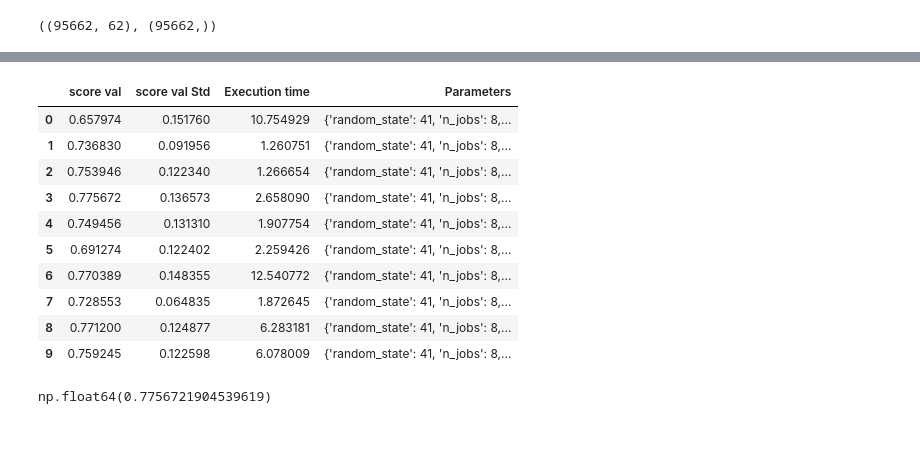
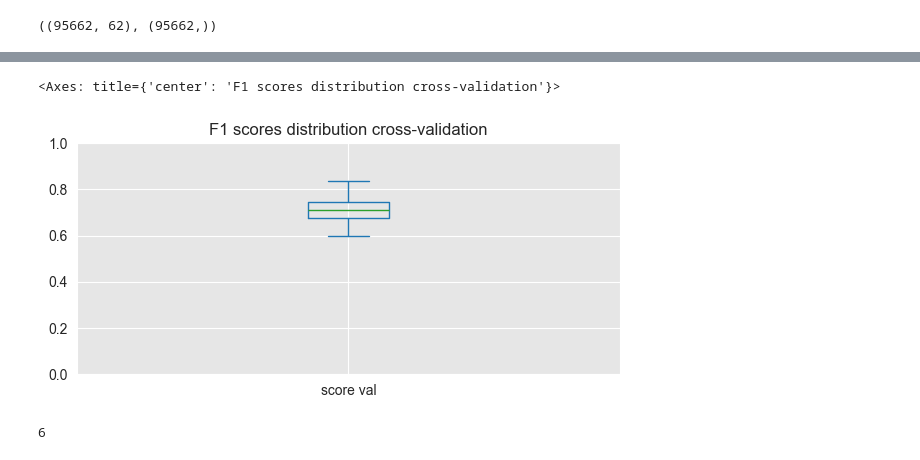
Before and after one commit to FadelMamar/fraud-detection-galsen, a Jupyter notebook: notebooks/EDA.ipynb, the cells around one changed output, grey strips where cells are left out. Saved outputs shown, nothing was run; the diff lists cells and outputs as text; code cells hidden in the pictures.

```diff
--- a/notebooks/EDA.ipynb
+++ b/notebooks/EDA.ipynb
@@ -708,7 +714,7 @@ config['logisticReg'] = dict(penalty=['l2'],
                              class_weight=['balanced', None],
                              solver=['liblinear'],
                              max_iter=[int(1e4)],
-                             random_state=[41],
+                             random_state=[None],
                              tol=[1e-4],
                              model=LogisticRegression,
                             )
@@ -720,7 +726,7 @@ config['svc'] = dict(C=np.logspace(-4, 4, 10).tolist(),
                      tol=[1e-4],
                      class_weight=['balanced', None],
                      max_iter=[int(1e4)],
-                     random_state=[41],
+                     random_state=[None],
                      probability=[False],
                      model=SVC,
                     )
@@ -730,7 +736,7 @@ config['linearSVC'] = dict(penalty=['l2'],
                         C=np.logspace(-4, 4, 10).tolist(),
                         class_weight=['balanced', None],
                         max_iter=[int(1e4)],
-                        random_state=[41],
+                        random_state=[None],
                         model=LinearSVC,
                         tol=[1e-4],
                     )
@@ -742,7 +748,7 @@ config['sgdClassifier'] = dict(loss=['hinge','squared_hinge','modified_huber','l
                                 class_weight=['balanced', None],
                                 max_iter=[int(1e3)],
                                 learning_rate=['optimal','invscaling','adaptive'],
-                                random_state=[41],
+                                random_state=[None],
                                 shuffle=[True,False],
                                 tol=[1e-4],
                                 eta0=[1e-5],
@@ -758,7 +764,7 @@ config['decisionTree'] = dict(criterion=['gini','entropy','log_loss'],
                                min_samples_leaf=[1,2],
                                class_weight=['balanced', None],
                                max_features=['sqrt','log2',None],
-                               random_state=[41],
+                               random_state=[None],
                                model=DecisionTreeClassifier,
                             )
 
@@ -769,7 +775,7 @@ config['randomForest'] = dict(n_estimators=[10,20,50,100,200,500],
                                min_samples_leaf=[1,2],
                                class_weight=['balanced', 'balanced_subsample', None],
                                max_features=['sqrt','log2',None],
-                               random_state=[41],
+                               random_state=[None],
                                n_jobs=[8],
                                model=RandomForestClassifier,
                             )
@@ -783,19 +789,19 @@ config['gradientBoosting'] = dict(loss=['log_loss','exponential'],
                                   min_samples_split=[2,3,4],
                                   min_samples_leaf=[1,2],
                                   max_features=['sqrt','log2',None],
-                                  random_state=41,
+                                  random_state=[None],
                                   tol=1e-4,
                                   model=GradientBoostingClassifier,
                                 )
 
 # -> handles missig values
-config['histGradientBoosting'] = dict(loss='log_loss',
+config['histGradientBoosting'] = dict(loss=['log_loss'],
                                        max_iter=[100,500,1000,10000],
                                        learning_rate=np.logspace(-4, -1, 10).tolist(),
                                        max_depth=[None,3,5,7,9,10,15,20],
                                        l2_regularization=np.logspace(-4, 4, 10).tolist(),
                                        categorical_features=[None],
-                                       random_state=[41],
+                                       random_state=[None],
                                        max_bins=[2**5-1, 2**6-1, 2**7-1, 2**8-1],
                                        class_weight=['balanced', None],
                                        n_iter_no_change=[10],
@@ -898,0 +964,15 @@ def fit_model(model,X_train,y_train, return_execution_time=False):
+# %%
+# show result
+def results_from_search(search_engine, performance_metrics_list=['score']):
+
+    performances_df=pd.DataFrame()
+    expe_type="val"
+    performance_metrics_list_grid=performance_metrics_list
+
+    for i in range(len(performance_metrics_list_grid)):
+        performances_df[performance_metrics_list[i]+' '+expe_type]=search_engine.cv_results_['mean_test_'+performance_metrics_list_grid[i]]
+        performances_df[performance_metrics_list[i]+' '+expe_type+' Std']=search_engine.cv_results_['std_test_'+performance_metrics_list_grid[i]]
+    performances_df['Execution time']=search_engine.cv_results_['mean_fit_time']
+    performances_df['Parameters']=list(search_engine.cv_results_['params'])
+
+    return performances_df
@@ -1058,34 +1044,0 @@ search_engine.best_params_
-# %%
-performances_df=pd.DataFrame()
-
-expe_type="val"
-
-performance_metrics_list_grid=['score',]
-performance_metrics_list=['score',]
-
-
-for i in range(len(performance_metrics_list_grid)):
-    performances_df[performance_metrics_list[i]+' '+expe_type]=search_engine.cv_results_['mean_test_'+performance_metrics_list_grid[i]]
-    performances_df[performance_metrics_list[i]+' '+expe_type+' Std']=search_engine.cv_results_['std_test_'+performance_metrics_list_grid[i]]
-
-performances_df['Execution time']=search_engine.cv_results_['mean_fit_time']
-
-performances_df['Parameters']=list(search_engine.cv_results_['params'])
-
-performances_df
-# %% [output]
-|  | score val | score val Std | Execution time | Parameters |
-| 0 | 0.657974 | 0.151760 | 10.754929 | {'random_state': 41, 'n_jobs': 8,... |
-| 1 | 0.736830 | 0.091956 | 1.260751 | {'random_state': 41, 'n_jobs': 8,... |
-| 2 | 0.753946 | 0.122340 | 1.266654 | {'random_state': 41, 'n_jobs': 8,... |
-| 3 | 0.775672 | 0.136573 | 2.658090 | {'random_state': 41, 'n_jobs': 8,... |
-| 4 | 0.749456 | 0.131310 | 1.907754 | {'random_state': 41, 'n_jobs': 8,... |
-| 5 | 0.691274 | 0.122402 | 2.259426 | {'random_state': 41, 'n_jobs': 8,... |
-| 6 | 0.770389 | 0.148355 | 12.540772 | {'random_state': 41, 'n_jobs': 8,... |
-| 7 | 0.728553 | 0.064835 | 1.872645 | {'random_state': 41, 'n_jobs': 8,... |
-| 8 | 0.771200 | 0.124877 | 6.283181 | {'random_state': 41, 'n_jobs': 8,... |
-| 9 | 0.759245 | 0.122598 | 6.078009 | {'random_state': 41, 'n_jobs': 8,... |
-# %%
-search_engine.best_score_
-# %% [output]
-np.float64(0.7756721904539619)
@@ -1092,3 +1058,9 @@ np.float64(0.7756721904539619)
+# %%
+performances_df = results_from_search(search_engine, performance_metrics_list=['score'])
+performances_df.plot(figsize=(7,3),kind='box',y='score val',ylim=[0,1],title="F1 scores distribution / Cross-validation")
+# %% [output]
+<Axes: title={'center': 'F1 scores distribution cross-validation'}>
+[figure, added]
 # %%
 # model, model_cfg = get_model('logisticReg', config)
 # model_cfg = sample_model_cfg(model_cfg)
@@ -1097,3 +1069,7 @@ np.float64(0.7756721904539619)
 # %%
 # model_trained, training_execution_time = fit_model(model, X_train, y_train,return_execution_time=True)
 # evaluate(model_trained, X_train, y_train)
+# %%
+len(best_results)
+# %% [output]
+6
```
Also changed, not shown: parts of 25 cells of this notebook, 10 other files.
